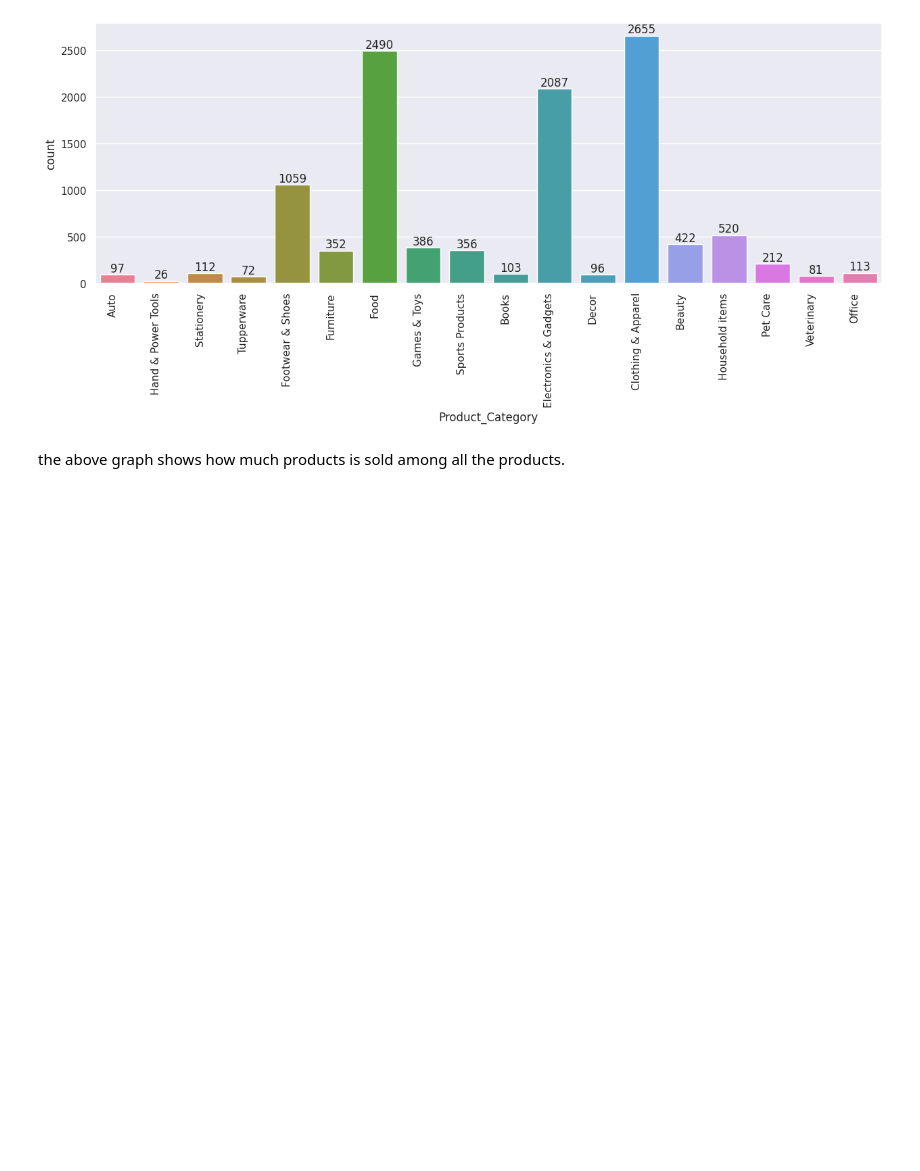
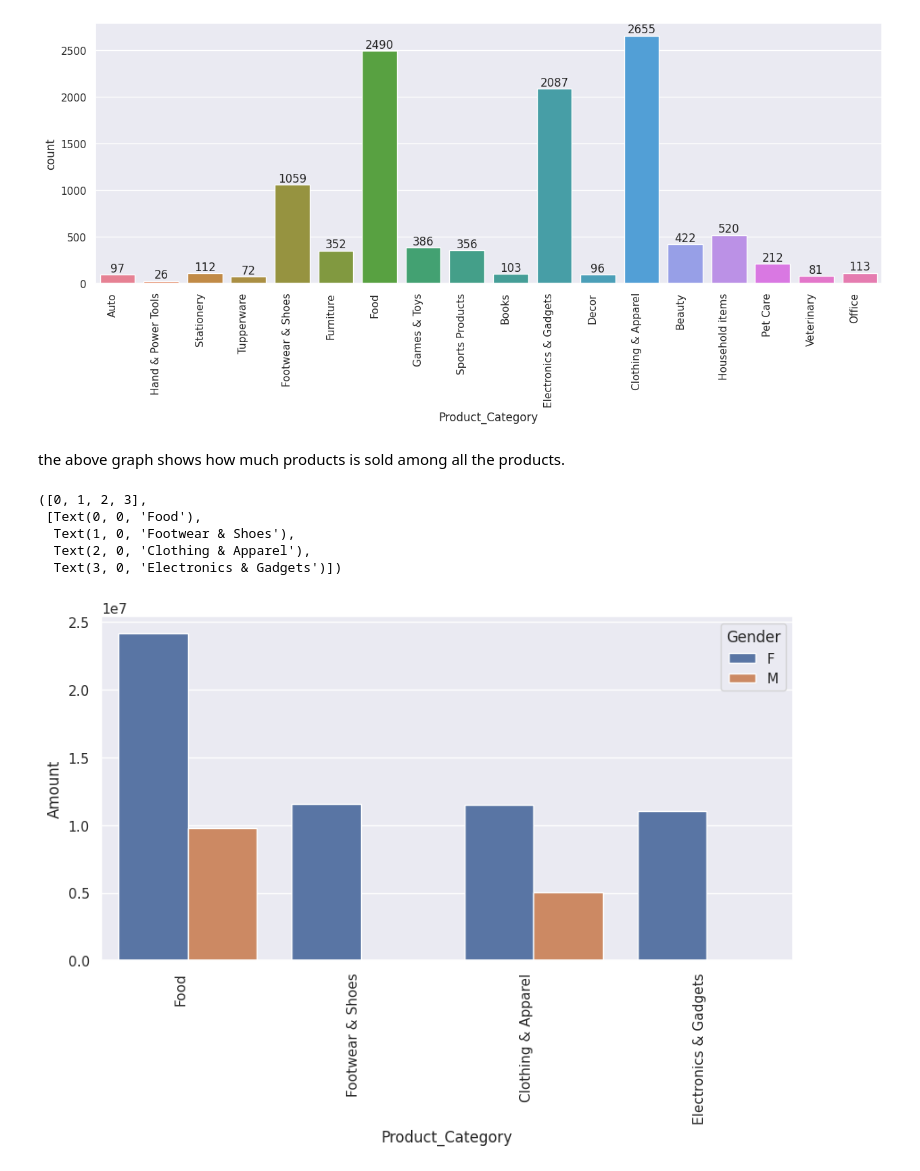
Before and after one commit to garvjain7/Chatbot, a Jupyter notebook: VAC_4th_sem_3.ipynb, the cells around one changed output. Drawn from its saved outputs; the diff is of its cells as text; code cells hidden in the pictures; blank space fills up the shorter version.

```diff
--- a/VAC_4th_sem_3.ipynb
+++ b/VAC_4th_sem_3.ipynb
@@ -211,3 +211,15 @@ Passing `palette` without assigning `hue` is deprecated and will be removed in v
 [figure]
 # %% [markdown]
 the above graph shows how much products is sold among all the products.
+# %%
+sales_state = df.groupby(['Product_Category','Gender'], as_index=False)['Amount'].sum().sort_values(by='Amount', ascending=False).head(6)
+sns.set(rc={'figure.figsize':(10,5)})
+sns.barplot(data = sales_state, x='Product_Category', y='Amount', hue='Gender')
+plt.xticks(rotation=90, ha='right')
+# %% [output]
+([0, 1, 2, 3],
+ [Text(0, 0, 'Food'),
+  Text(1, 0, 'Footwear & Shoes'),
+  Text(2, 0, 'Clothing & Apparel'),
+  Text(3, 0, 'Electronics & Gadgets')])
+[figure, added]
```
Also changed, not shown: parts of 1 cell of this notebook.
